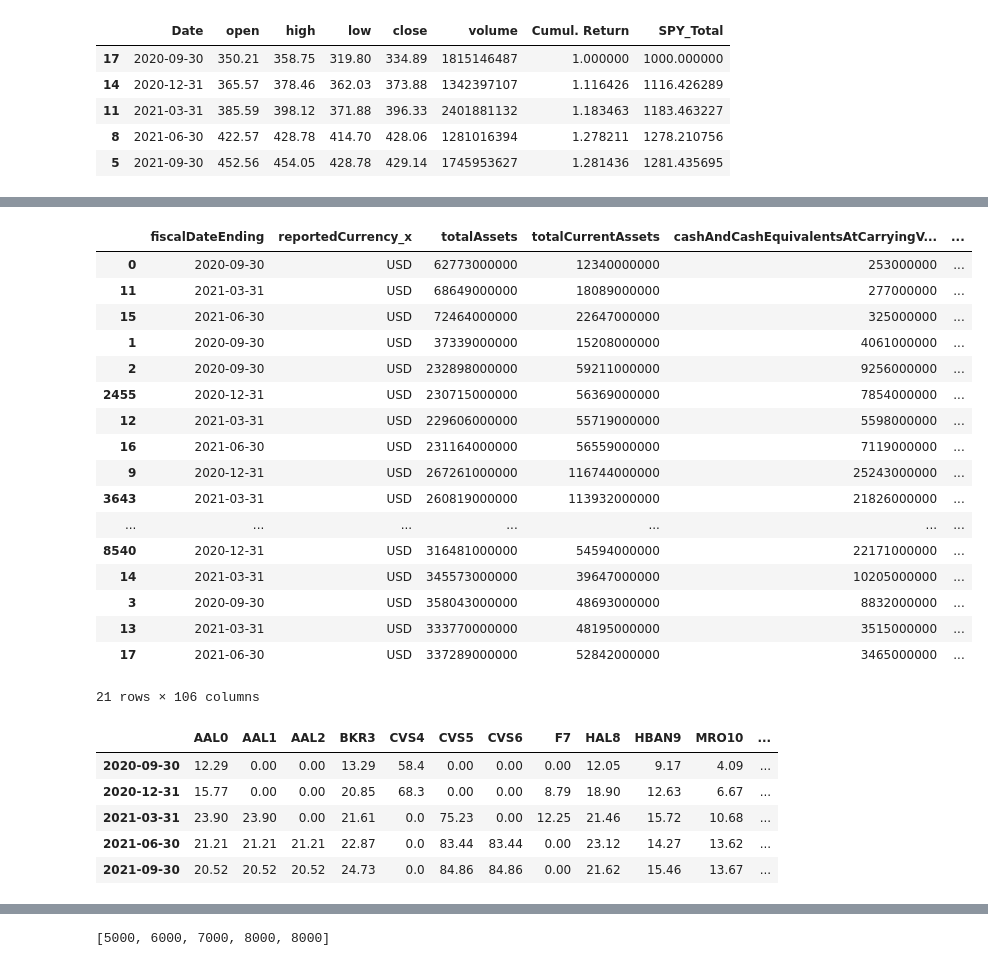
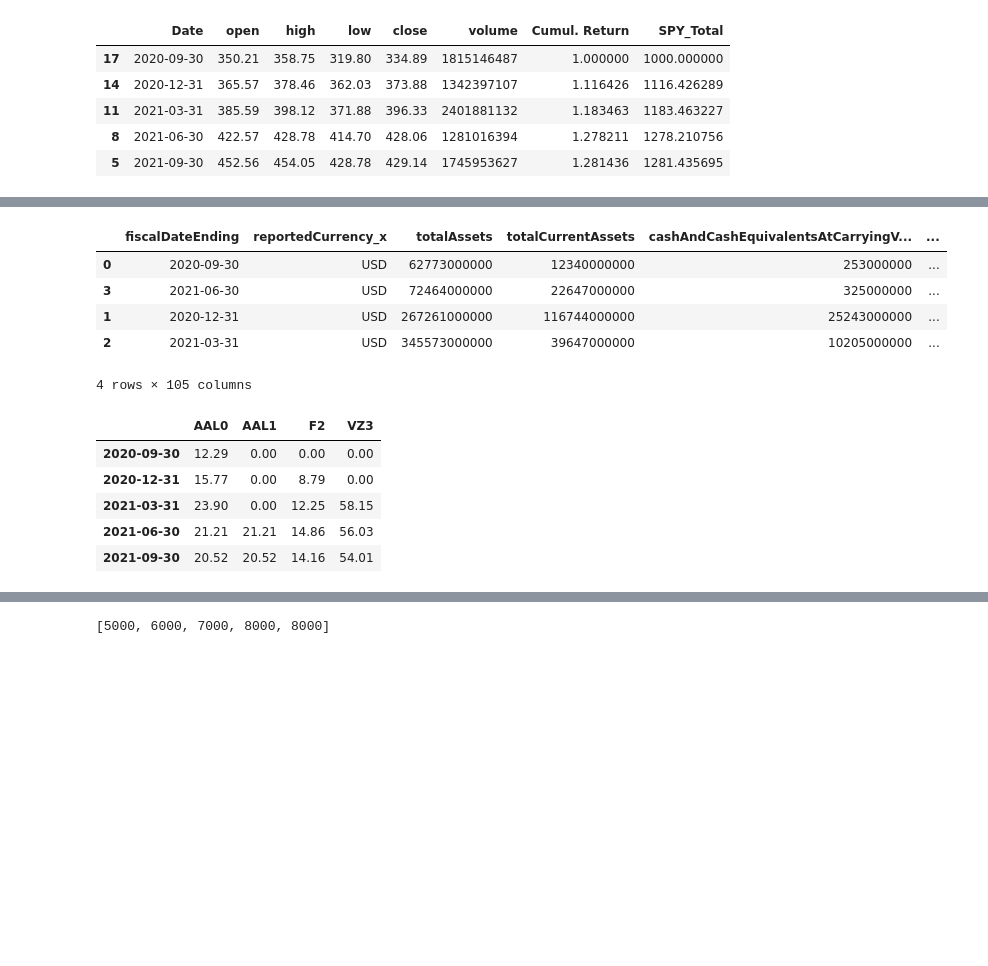
Before and after one commit to rtshinta/StockMarket, a Jupyter notebook: clean_analysis.ipynb, the cells around one changed output, grey strips where cells are left out. Drawn from its saved outputs; the diff is of its cells as text; code cells hidden in the pictures; blank space fills up the shorter version.

```diff
--- a/clean_analysis.ipynb
+++ b/clean_analysis.ipynb
@@ -358,6 +362,7 @@ new_df = historical_data.loc[predict.index, ['Symbol', 'fiscalDateEnding','curre
 new_df['predicted'] = predicted
 new_df['percentChangePredicted'] = ((new_df['predicted'] - new_df['currentQuarterPrice']) / new_df['currentQuarterPrice']) * 100
 new_df = new_df[new_df['percentChangePredicted'] > 15]
+new_df = new_df[new_df['Symbol'] != 'GE']
 new_df
 # %% [output]
 |  | Symbol | fiscalDateEnding | currentQuarterPrice | nextQuarterPrice | predicted | percentChangePredicted |
@@ -474,5 +457,5 @@ plt.show()
 # %%
-# test buy/sell algorithm
+# test buy/sell
 dates = SPY['Date'].to_list()
 dates = dates[:len(dates) - 1]
 init_investment = 5000
@@ -481,6 +464,7 @@ portfolio_value = init_investment
 portfolio_test = pd.DataFrame({})
 sell_stocks = pd.DataFrame({})
 test = 0
+tickers = new_df['Symbol'].to_list()
 for i, d in enumerate(dates):
 
     # get predictions on test data
@@ -494,12 +478,14 @@ for i, d in enumerate(dates):
     increase_df['predicted'] = predicted
     increase_df['percentChangePredicted'] = ((increase_df['predicted'] - increase_df['currentQuarterPrice']) / increase_df['currentQuarterPrice']) * 100
     increase_df = increase_df[increase_df['percentChangePredicted'] > 15]
+    increase_df = increase_df[increase_df['Symbol'] != 'GE']
 
     # find stocks that are predicted to decrease by more than 10%
     decrease_df = historical_data.loc[predict.index, ['Symbol', 'fiscalDateEnding','currentQuarterPrice', 'nextQuarterPrice']]
     decrease_df['predicted'] = predicted
     decrease_df['percentChangePredicted'] = ((decrease_df['predicted'] - decrease_df['currentQuarterPrice']) / decrease_df['currentQuarterPrice']) * 100
-    decrease_df = decrease_df[decrease_df['percentChangePredicted'] < -10]
+    decrease_df = decrease_df[decrease_df['percentChangePredicted'] < -15]
+    decrease_df = decrease_df[decrease_df['Symbol'] != 'GE']
 
     # get tickers of stocks predicted to increase by more than 15% and decrease more than 10%
     increase_tickers = increase_df['Symbol'].to_list()
@@ -598,7 +552,8 @@ sell_stocks
 # combine buy and sell into one dataframe
 portfolio = pd.DataFrame({})
 portfolio = portfolio.append(portfolio_test)
-portfolio = portfolio.append(sell_stocks)
+if len(sell_stocks) > 0:
+    portfolio = portfolio.append(sell_stocks)
 portfolio = portfolio.sort_values(by = ['Symbol', 'fiscalDateEnding', 'Buy'])
 portfolio
 # %% [output]
@@ -623,44 +566,37 @@ portfolio
 # %%
 # get date of which to calculate return on investment up to
 df = portfolio.copy()
 df['Date'] = df['fiscalDateEnding']
 df['lastDate'] = ''
 for i in df.index:
-    if df.loc[i]['Sell'] != 'Sell':
-        lastDate = ""
-        subset = df[df['Symbol'] == df.loc[i]['Symbol']]
-        subset = subset[subset['Sell'] == 'Sell']
-        if len(subset) == 0:
-            lastDate = '2021-09-30'
-        else:
-            if subset.iloc[0]['fiscalDateEnding'] > df.loc[i]['fiscalDateEnding']:
-                lastDate = subset.iloc[0]['fiscalDateEnding']
+    if len(sell_stocks) > 0:
+        if df.loc[i]['Sell'] != 'Sell':
+            lastDate = ""
+            subset = df[df['Symbol'] == df.loc[i]['Symbol']]
+            subset = subset[subset['Sell'] == 'Sell']
+            if len(subset) == 0:
+                lastDate = '2021-09-30'
             else:
-                lastDate = '2021-09-30'
-        df.at[i, 'lastDate'] = lastDate
+                if subset.iloc[0]['fiscalDateEnding'] > df.loc[i]['fiscalDateEnding']:
+                    lastDate = subset.iloc[0]['fiscalDateEnding']
+                else:
+                    lastDate = '2021-09-30'
+            df.at[i, 'lastDate'] = lastDate
+    else:
+        df.at[i, 'lastDate'] = '2021-09-30'
 df
 # %% [output]
 |  | fiscalDateEnding | reportedCurrency_x | totalAssets | totalCurrentAssets | cashAndCashEquivalentsAtCarryingV... | ... |
 | 0 | 2020-09-30 | USD | 62773000000 | 12340000000 | 253000000 | ... |
-| 11 | 2021-03-31 | USD | 68649000000 | 18089000000 | 277000000 | ... |
-| 15 | 2021-06-30 | USD | 72464000000 | 22647000000 | 325000000 | ... |
-| 1 | 2020-09-30 | USD | 37339000000 | 15208000000 | 4061000000 | ... |
-| 2 | 2020-09-30 | USD | 232898000000 | 59211000000 | 9256000000 | ... |
-| 2455 | 2020-12-31 | USD | 230715000000 | 56369000000 | 7854000000 | ... |
-| 12 | 2021-03-31 | USD | 229606000000 | 55719000000 | 5598000000 | ... |
-| 16 | 2021-06-30 | USD | 231164000000 | 56559000000 | 7119000000 | ... |
-| 9 | 2020-12-31 | USD | 267261000000 | 116744000000 | 25243000000 | ... |
-| 3643 | 2021-03-31 | USD | 260819000000 | 113932000000 | 21826000000 | ... |
-| ... | ... | ... | ... | ... | ... | ... |
-| 8540 | 2020-12-31 | USD | 316481000000 | 54594000000 | 22171000000 | ... |
-| 14 | 2021-03-31 | USD | 345573000000 | 39647000000 | 10205000000 | ... |
-| 3 | 2020-09-30 | USD | 358043000000 | 48693000000 | 8832000000 | ... |
-| 13 | 2021-03-31 | USD | 333770000000 | 48195000000 | 3515000000 | ... |
-| 17 | 2021-06-30 | USD | 337289000000 | 52842000000 | 3465000000 | ... |
+| 3 | 2021-06-30 | USD | 72464000000 | 22647000000 | 325000000 | ... |
+| 1 | 2020-12-31 | USD | 267261000000 | 116744000000 | 25243000000 | ... |
+| 2 | 2021-03-31 | USD | 345573000000 | 39647000000 | 10205000000 | ... |
-21 rows × 106 columns
+4 rows × 105 columns
 # %%
 # add quarters between fiscalDateEnding and lastDate
-df = df[df['Sell'] != 'Sell']
+if len(sell_stocks) > 0:
+    df = df[df['Sell'] != 'Sell']
+
 
 # get all dates into a single list
 all_dates = list(dates)
@@ -693,12 +629,12 @@ df_total = df_total.T
 df_total.columns = columns
 df_total
 # %% [output]
-|  | AAL0 | AAL1 | AAL2 | BKR3 | CVS4 | CVS5 | CVS6 | F7 | HAL8 | HBAN9 | MRO10 | ... |
-| 2020-09-30 | 12.29 | 0.00 | 0.00 | 13.29 | 58.4 | 0.00 | 0.00 | 0.00 | 12.05 | 9.17 | 4.09 | ... |
-| 2020-12-31 | 15.77 | 0.00 | 0.00 | 20.85 | 68.3 | 0.00 | 0.00 | 8.79 | 18.90 | 12.63 | 6.67 | ... |
-| 2021-03-31 | 23.90 | 23.90 | 0.00 | 21.61 | 0.0 | 75.23 | 0.00 | 12.25 | 21.46 | 15.72 | 10.68 | ... |
-| 2021-06-30 | 21.21 | 21.21 | 21.21 | 22.87 | 0.0 | 83.44 | 83.44 | 0.00 | 23.12 | 14.27 | 13.62 | ... |
-| 2021-09-30 | 20.52 | 20.52 | 20.52 | 24.73 | 0.0 | 84.86 | 84.86 | 0.00 | 21.62 | 15.46 | 13.67 | ... |
+|  | AAL0 | AAL1 | F2 | VZ3 |
+| 2020-09-30 | 12.29 | 0.00 | 0.00 | 0.00 |
+| 2020-12-31 | 15.77 | 0.00 | 8.79 | 0.00 |
+| 2021-03-31 | 23.90 | 0.00 | 12.25 | 58.15 |
+| 2021-06-30 | 21.21 | 21.21 | 14.86 | 56.03 |
+| 2021-09-30 | 20.52 | 20.52 | 14.16 | 54.01 |
 # %%
 # change dataframe into long form
 df_cumulative = pd.DataFrame({})
```
Also changed, not shown: parts of 20 cells of this notebook, 7 other files.
